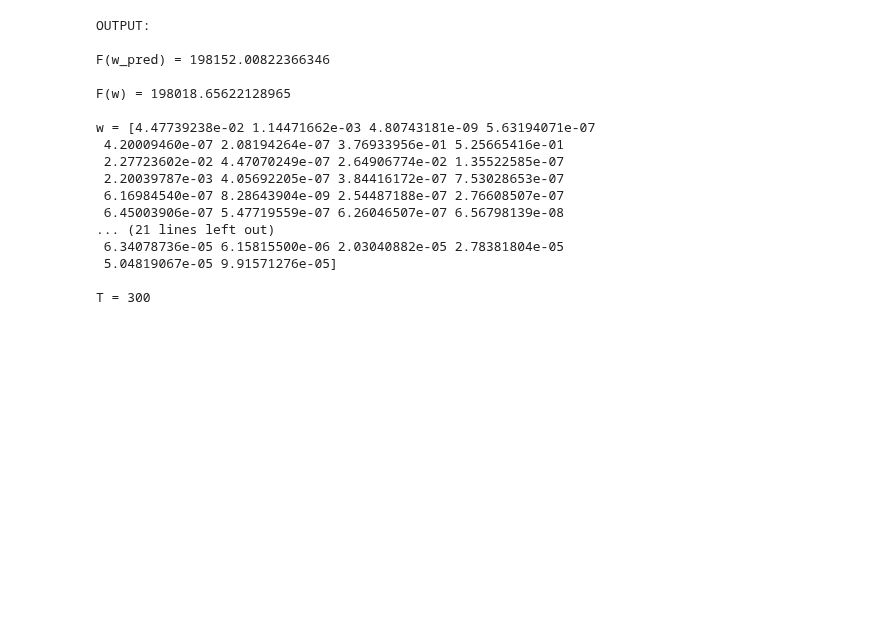
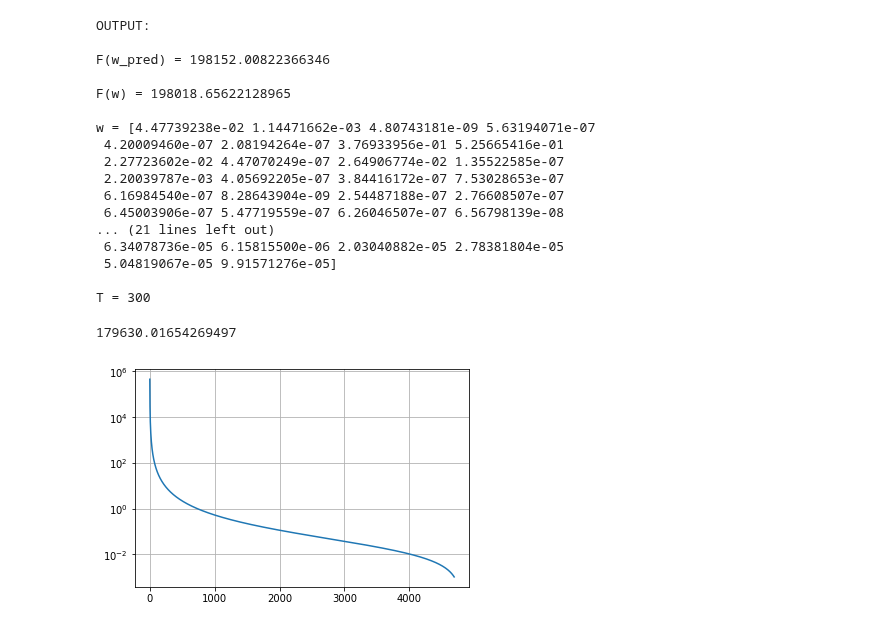
Before and after one commit to liacov/OPTproj, a Jupyter notebook: notebooks/LassoRegression.ipynb, the cells around one changed output. Drawn from its saved outputs; the diff is of its cells as text; code cells hidden in the pictures; blank space fills up the shorter version.

Commit message:
lasso results added

```diff
--- a/notebooks/LassoRegression.ipynb
+++ b/notebooks/LassoRegression.ipynb
@@ -419,3 +419,18 @@ w = [4.47739238e-02 1.14471662e-03 4.80743181e-09 5.63194071e-07
  5.04819067e-05 9.91571276e-05]
 
 T = 300
+# %%
+lossd = np.load("/Users/federicomatteo/Downloads/loss_dZFW_lasso.npy")
+f_ = np.load("/Users/federicomatteo/Downloads/function_dZFW_lasso.npy")
+# %%
+f_star
+# %% [output]
+179630.01654269497
+# %%
+f_star = np.min(f_) + 1e-10
+F_eval = f_ - f_star
+plt.plot(F_eval[:-100])
+plt.yscale("log")
+plt.grid()
+# %% [output]
+[figure, added]
```
Also changed, not shown: parts of 2 cells of this notebook, 7 other files.
